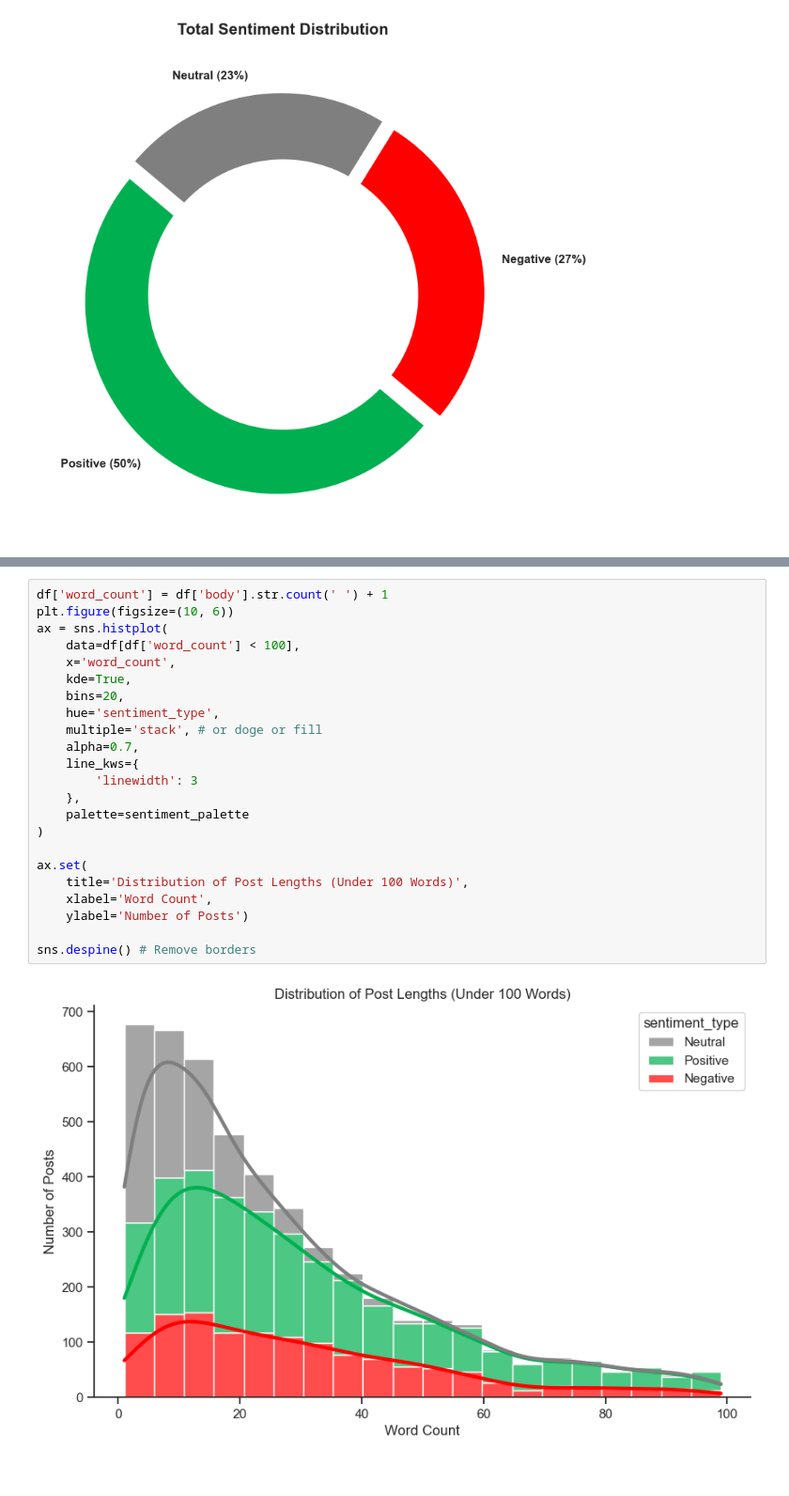
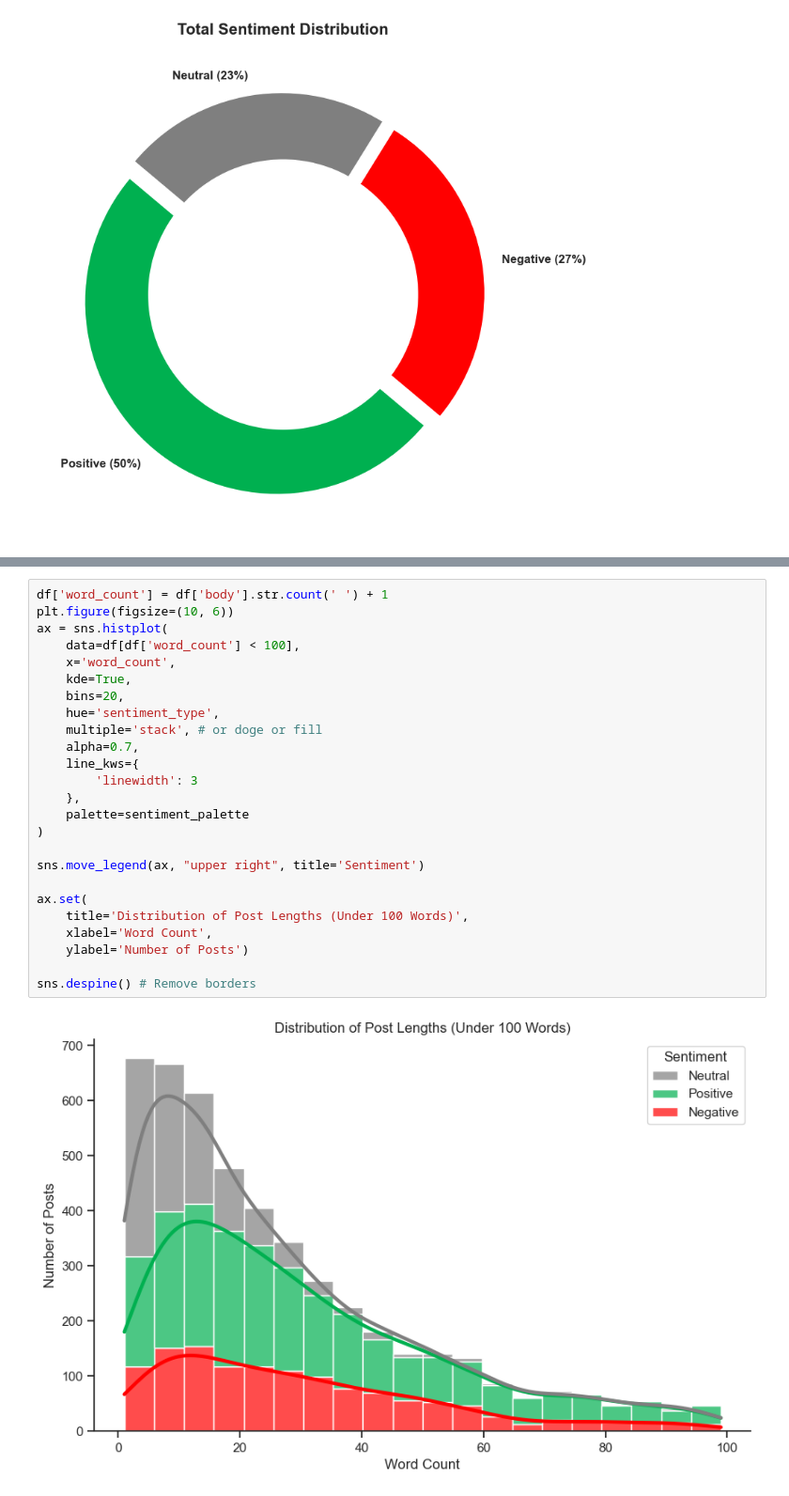
Before and after one commit to MrNobdy-T/DataEngineering_Project, a Jupyter notebook: notebooks/data_analysis.ipynb, the cells around one changed output, grey strips where cells are left out. Shown at 94% size. Drawn from its saved outputs; the diff is of its cells as text.

```diff
--- a/notebooks/data_analysis.ipynb
+++ b/notebooks/data_analysis.ipynb
@@ -97,25 +108,27 @@ sns.despine() # Remove borders
 # %%
 df['word_count'] = df['body'].str.count(' ') + 1
 plt.figure(figsize=(10, 6))
 ax = sns.histplot(
     data=df[df['word_count'] < 100],
     x='word_count',
     kde=True,
     bins=20,
     hue='sentiment_type',
     multiple='stack', # or doge or fill
     alpha=0.7,
     line_kws={
         'linewidth': 3
     },
     palette=sentiment_palette
 )
 
+sns.move_legend(ax, "upper right", title='Sentiment')
+
 ax.set(
     title='Distribution of Post Lengths (Under 100 Words)',
     xlabel='Word Count',
     ylabel='Number of Posts')
 
 sns.despine() # Remove borders
 # %% [output]
-[figure, old version]
+[figure, new version]
```
Also changed, not shown: parts of 8 cells of this notebook.
